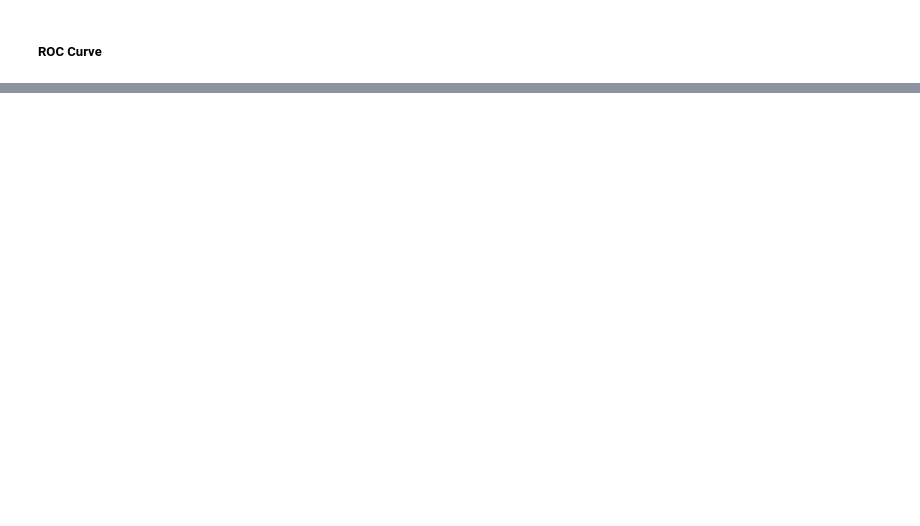
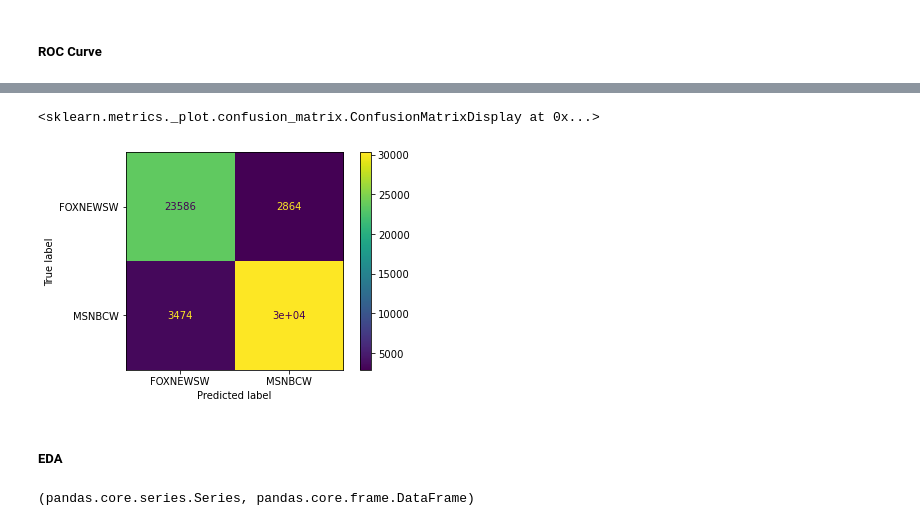
Before and after one commit to leckieje/chyrons_nlp, a Jupyter notebook: chyrons_book.ipynb, the cells around one changed output, grey strips where cells are left out. Cells and saved outputs as stored; diff of their text form; code cells hidden in the pictures; blank space fills up the shorter version.

```diff
--- a/chyrons_book.ipynb
+++ b/chyrons_book.ipynb
@@ -1048,0 +889,7 @@ def fit_nmf(X, n_components=2):
+# %%
+plot_confusion_matrix(forest, X_train, y_train)
+# %% [output]
+<sklearn.metrics._plot.confusion_matrix.ConfusionMatrixDisplay at 0x...>
+[figure, added]
+# %% [markdown]
+##### EDA
@@ -1048,0 +902,4 @@ def fit_nmf(X, n_components=2):
+# %%
+type(chy_nets['channel']), type(word_counts)
+# %% [output]
+(pandas.core.series.Series, pandas.core.frame.DataFrame)
```
Also changed, not shown: parts of 90 cells of this notebook, 8 other files.
